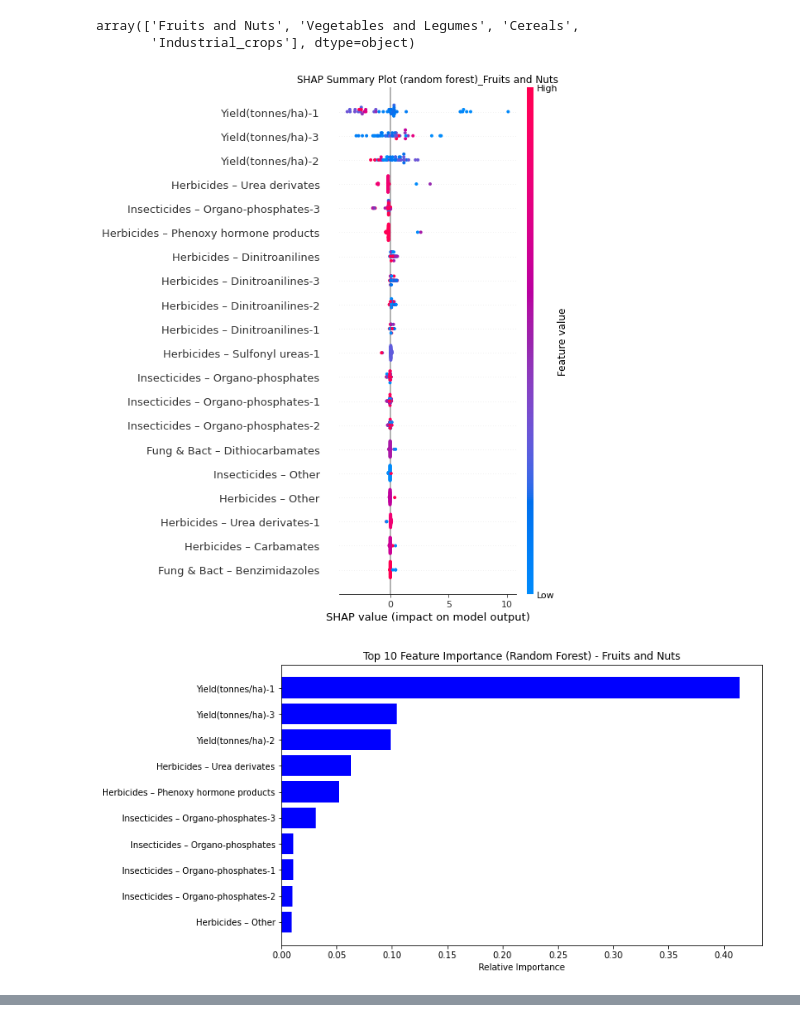
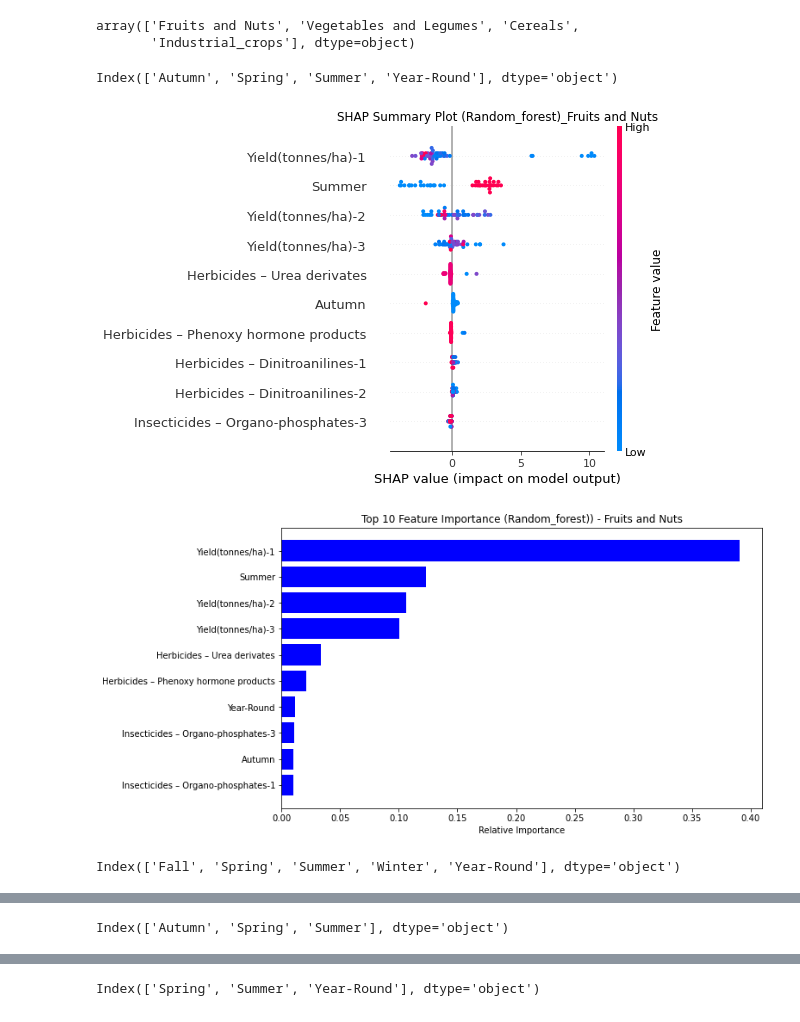
Before and after one commit to Kalebalemayehu/Kaleb-Bsc-thesis, a Jupyter notebook: Crop yield and soil/shap_randomforest.ipynb, the cells around one changed output, grey strips where cells are left out. Drawn from its saved outputs; the diff is of its cells as text; code cells hidden in the pictures.

```diff
--- a/Crop yield and soil/shap_randomforest.ipynb
+++ b/Crop yield and soil/shap_randomforest.ipynb
@@ -16,7 +16,7 @@ warnings.simplefilter('ignore')
 # %% [output]
 [interactive output not drawn]
 # %%
-fao_data = pd.read_csv("latest_2504.csv", index_col='Unnamed: 0')
+fao_data = pd.read_csv("datasets/latest0705.csv", index_col='Unnamed: 0')
 
-fao_data
+fao_data['Crop_season'].value_counts()
 # %% [output]
@@ -154,40 +36,57 @@ array(['Fruits and Nuts', 'Vegetables and Legumes', 'Cereals',
 # %%
 shap_df = pd.DataFrame()
 # %%
-#doc = Document()
-mmsc_X = MinMaxScaler()
+scaler = MinMaxScaler()
 for cat in cat_names:
     crop_df = fao_data[fao_data['Category'] == cat]
-    x = pd.DataFrame(mmsc_X.fit_transform(crop_df[x_vals]), columns=x_vals)
-    y = crop_df['Yield(tonnes/ha)']
+    encoded_df = pd.get_dummies(crop_df[["Crop_season"]], prefix='', prefix_sep='')
+    print(encoded_df.columns)
+
+    y = crop_df[['Yield(tonnes/ha)']]
+    x = crop_df.drop(['Yield(tonnes/ha)', "Item", "Category", "Crop_season"], axis=1)
+    x = pd.concat([x, encoded_df], axis=1)
+
+
+    mean = x.mean()
+    std = x.std()
+    lower_bound = mean - 2 * std
+    upper_bound = mean + 2 * std
+    x = x.clip(lower_bound, upper_bound, axis=1)
+
+    x = pd.DataFrame(scaler.fit_transform(x), columns = x.columns)
+
     x_train, x_test, y_train, y_test = train_test_split(x, y, test_size=0.1, shuffle=False)
-    regressor = RandomForestRegressor(n_estimators = 500, random_state = 42, max_depth= 10)
+    regressor = RandomForestRegressor(n_estimators = 500, random_state = 42)
     regressor.fit(x_train, y_train)
-    #display(pd.DataFrame(x_train))
-    #display(pd.DataFrame(y_test)['Yield(tonnes/ha)'])
-   #  #prediction of new value
+
+    #prediction of new value
     y_pred = regressor.predict(x_test)
 
-
     #shap implementation
+        #shap implementation
     explainer = shap.TreeExplainer(regressor)
     shap_values = explainer.shap_values(x_test)
+    explainer = shap.TreeExplainer(regressor)
 
-    plt.title("SHAP Summary Plot (random forest)" + "_" + cat)
-    shap.summary_plot(shap_values, x_test)
+    shap_values = explainer.shap_values(x_test)
+
+    plt.title("SHAP Summary Plot (Random_forest)" + "_" + cat)
+    shap.summary_plot(shap_values, x_test,  max_display=10)
     plt.show()
     shap_df_crop = pd.DataFrame(shap_values, columns=x_test.columns)
     shap_mean_crop = shap_df_crop.mean()
     shap_df[cat] = shap_mean_crop
     importances = regressor.feature_importances_
     indices = np.argsort(importances)[-10:]  # select the indices of top 10 features
     features = x_train.columns
     plt.figure(figsize=(10, 6))
-    plt.title('Top 10 Feature Importance (Random Forest) - ' + cat)
+    plt.title('Top 10 Feature Importance (Random_forest)) - ' + cat)
     plt.barh(range(len(indices)), importances[indices], color='b', align='center')
     plt.yticks(range(len(indices)), [features[i] for i in indices])
     plt.xlabel('Relative Importance')
     plt.show()
 # %% [output]
+Index(['Autumn', 'Spring', 'Summer', 'Year-Round'], dtype='object')
-[figure, old version]
+[figure, new version]
-[figure, old version]
+[figure, new version]
+Index(['Fall', 'Spring', 'Summer', 'Winter', 'Year-Round'], dtype='object')
@@ -195,0 +95 @@ for cat in cat_names:
+Index(['Autumn', 'Spring', 'Summer'], dtype='object')
@@ -197,0 +98 @@ for cat in cat_names:
+Index(['Spring', 'Summer', 'Year-Round'], dtype='object')
```
Also changed, not shown: parts of 11 cells of this notebook, 15 other files.
